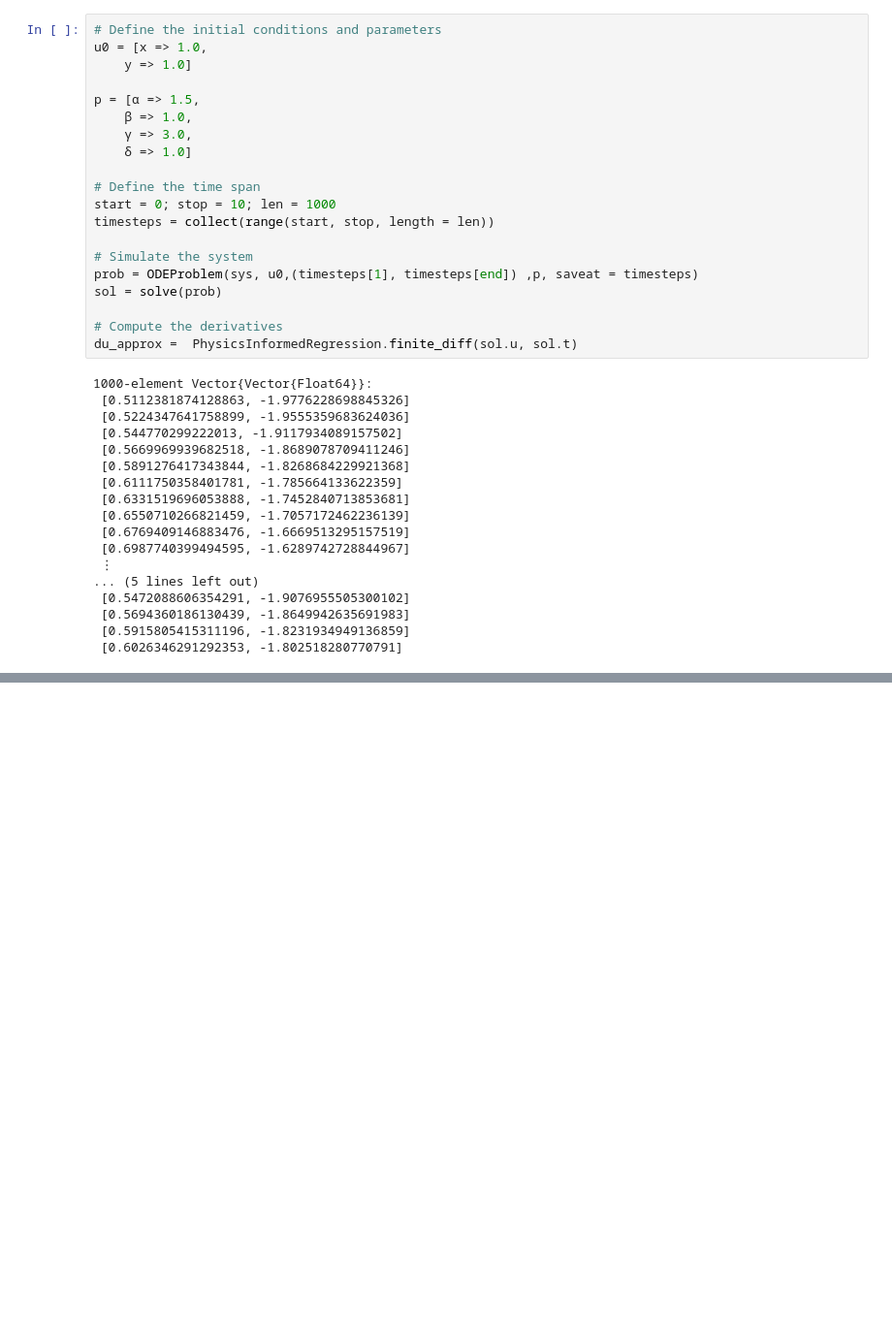
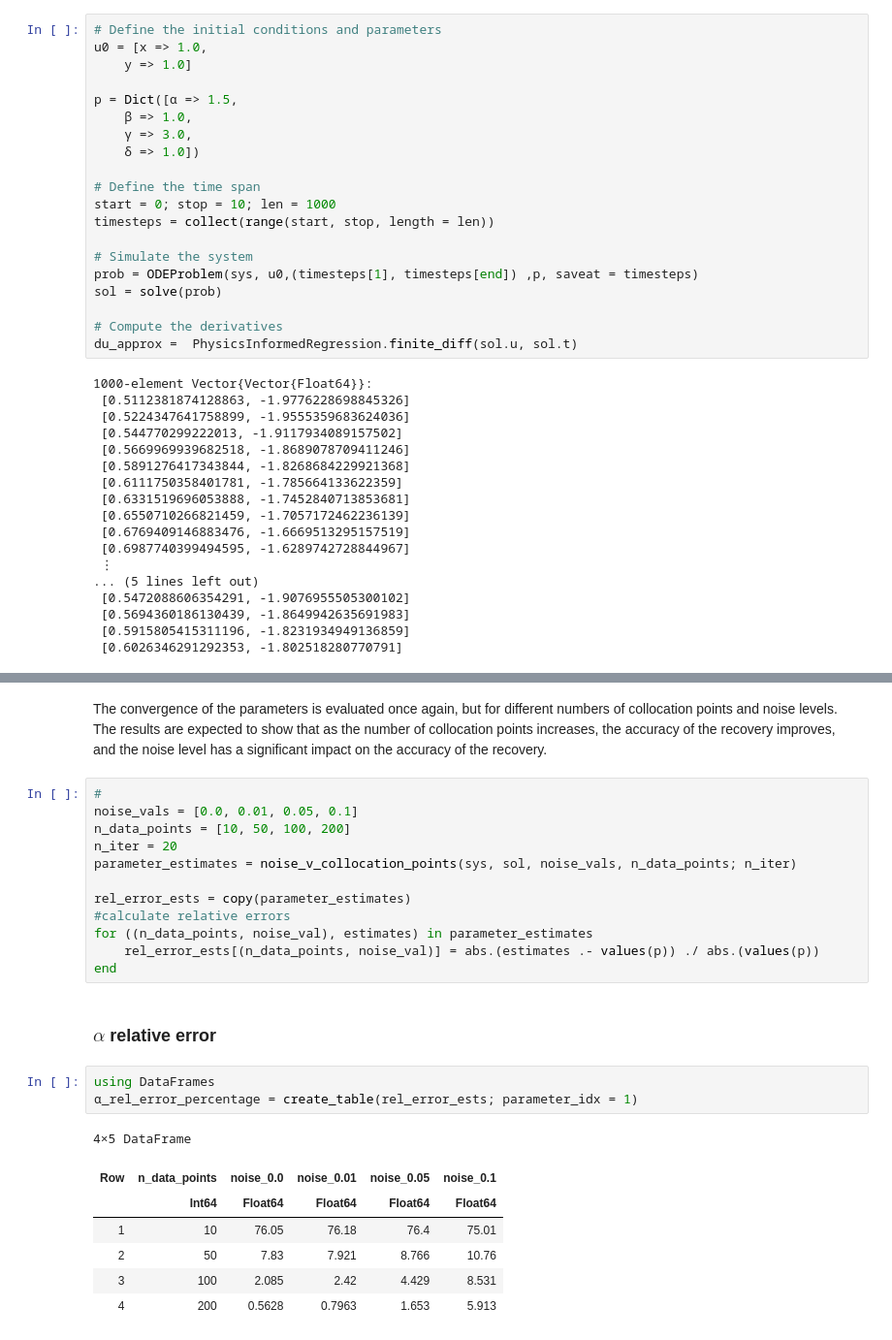
Before and after one commit to MEGAjosni/Physics-Informed-Regression, a Jupyter notebook: scripts/lotka_volterra.ipynb, the cells around one changed output, grey strips where cells are left out. Shown at 97% size. Drawn from its saved outputs; the diff is of its cells as text; blank space fills up the shorter version.

```diff
--- a/scripts/lotka_volterra.ipynb
+++ b/scripts/lotka_volterra.ipynb
@@ -72,10 +83,10 @@ And simulate the system over a time span of $t = 0$ to $t = 10$ with $1000$ unif
 u0 = [x => 1.0,
     y => 1.0]
 
-p = [α => 1.5,
+p = Dict([α => 1.5,
     β => 1.0,
     γ => 3.0,
-    δ => 1.0]
+    δ => 1.0])
 
 # Define the time span
 start = 0; stop = 10; len = 1000
@@ -145,0 +172,27 @@ Closest candidates are:
+# %% [markdown]
+The convergence of the parameters is evaluated once again, but for different numbers of collocation points and noise levels. The results are expected to show that as the number of collocation points increases, the accuracy of the recovery improves, and the noise level has a significant impact on the accuracy of the recovery.
+# %%
+#
+noise_vals = [0.0, 0.01, 0.05, 0.1]
+n_data_points = [10, 50, 100, 200]
+n_iter = 20
+parameter_estimates = noise_v_collocation_points(sys, sol, noise_vals, n_data_points; n_iter)
+
+rel_error_ests = copy(parameter_estimates)
+#calculate relative errors
+for ((n_data_points, noise_val), estimates) in parameter_estimates
+    rel_error_ests[(n_data_points, noise_val)] = abs.(estimates .- values(p)) ./ abs.(values(p))
+end
+# %% [markdown]
+### $\alpha$ relative error
+# %%
+using DataFrames
+α_rel_error_percentage = create_table(rel_error_ests; parameter_idx = 1)
+# %% [output]
+4×5 DataFrame
+| Row | n_data_points | noise_0.0 | noise_0.01 | noise_0.05 | noise_0.1 |
+|  | Int64 | Float64 | Float64 | Float64 | Float64 |
+| 1 | 10 | 76.05 | 76.18 | 76.4 | 75.01 |
+| 2 | 50 | 7.83 | 7.921 | 8.766 | 10.76 |
+| 3 | 100 | 2.085 | 2.42 | 4.429 | 8.531 |
+| 4 | 200 | 0.5628 | 0.7963 | 1.653 | 5.913 |
```
Also changed, not shown: parts of 15 cells of this notebook, 7 other files.
